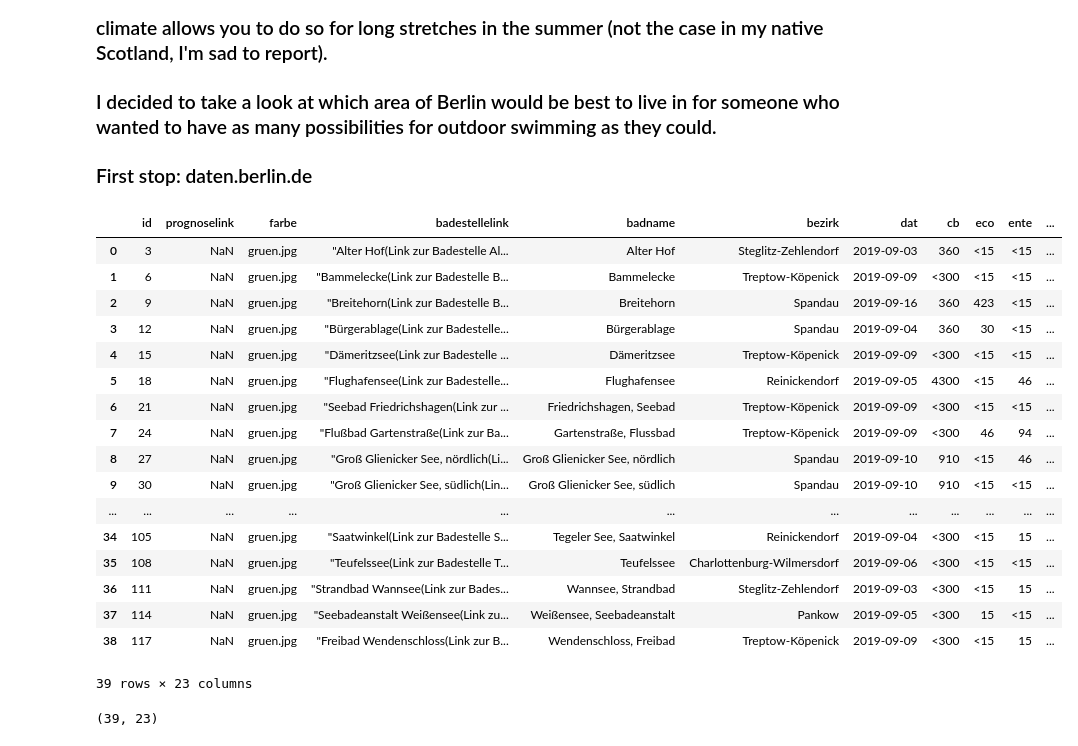
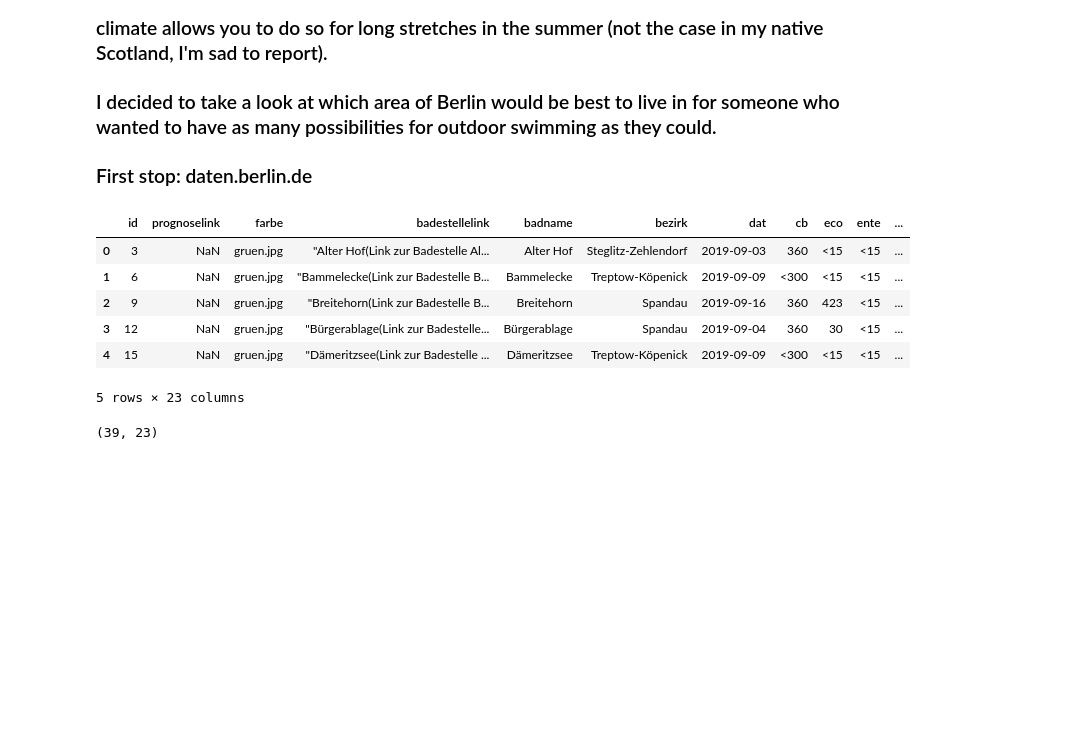
Before and after one commit to thecraigd/Badestellen, a Jupyter notebook: Badestellen.ipynb, the cells around one changed output. Saved outputs shown, nothing was run; the diff lists cells and outputs as text; code cells hidden in the pictures; blank space fills up the shorter version.

```diff
--- a/Badestellen.ipynb
+++ b/Badestellen.ipynb
@@ -9,33 +9,22 @@
 # %%
 # importing libraries
 import pandas as pd
 import numpy as np
 import matplotlib.pyplot as plt
 
 #import our list of official bathing spots - 'badestellen'
 bad = pd.read_csv('badestellen.csv', sep=';')
 
 #let's take a look at this DataFrame and see what we're dealing with...
-display(bad)
+display(bad.head())
 # %% [output]
 |  | id | prognoselink | farbe | badestellelink | badname | bezirk | dat | cb | eco | ente | ... |
 | 0 | 3 | NaN | gruen.jpg | "Alter Hof(Link zur Badestelle Al... | Alter Hof | Steglitz-Zehlendorf | 2019-09-03 | 360 | <15 | <15 | ... |
 | 1 | 6 | NaN | gruen.jpg | "Bammelecke(Link zur Badestelle B... | Bammelecke | Treptow-Köpenick | 2019-09-09 | <300 | <15 | <15 | ... |
 | 2 | 9 | NaN | gruen.jpg | "Breitehorn(Link zur Badestelle B... | Breitehorn | Spandau | 2019-09-16 | 360 | 423 | <15 | ... |
 | 3 | 12 | NaN | gruen.jpg | "Bürgerablage(Link zur Badestelle... | Bürgerablage | Spandau | 2019-09-04 | 360 | 30 | <15 | ... |
 | 4 | 15 | NaN | gruen.jpg | "Dämeritzsee(Link zur Badestelle ... | Dämeritzsee | Treptow-Köpenick | 2019-09-09 | <300 | <15 | <15 | ... |
-| 5 | 18 | NaN | gruen.jpg | "Flughafensee(Link zur Badestelle... | Flughafensee | Reinickendorf | 2019-09-05 | 4300 | <15 | 46 | ... |
-| 6 | 21 | NaN | gruen.jpg | "Seebad Friedrichshagen(Link zur ... | Friedrichshagen, Seebad | Treptow-Köpenick | 2019-09-09 | <300 | <15 | <15 | ... |
-| 7 | 24 | NaN | gruen.jpg | "Flußbad Gartenstraße(Link zur Ba... | Gartenstraße, Flussbad | Treptow-Köpenick | 2019-09-09 | <300 | 46 | 94 | ... |
-| 8 | 27 | NaN | gruen.jpg | "Groß Glienicker See, nördlich(Li... | Groß Glienicker See, nördlich | Spandau | 2019-09-10 | 910 | <15 | 46 | ... |
-| 9 | 30 | NaN | gruen.jpg | "Groß Glienicker See, südlich(Lin... | Groß Glienicker See, südlich | Spandau | 2019-09-10 | 910 | <15 | <15 | ... |
-| ... | ... | ... | ... | ... | ... | ... | ... | ... | ... | ... | ... |
-| 34 | 105 | NaN | gruen.jpg | "Saatwinkel(Link zur Badestelle S... | Tegeler See, Saatwinkel | Reinickendorf | 2019-09-04 | <300 | <15 | 15 | ... |
-| 35 | 108 | NaN | gruen.jpg | "Teufelssee(Link zur Badestelle T... | Teufelssee | Charlottenburg-Wilmersdorf | 2019-09-06 | <300 | <15 | <15 | ... |
-| 36 | 111 | NaN | gruen.jpg | "Strandbad Wannsee(Link zur Bades... | Wannsee, Strandbad | Steglitz-Zehlendorf | 2019-09-03 | <300 | <15 | 15 | ... |
-| 37 | 114 | NaN | gruen.jpg | "Seebadeanstalt Weißensee(Link zu... | Weißensee, Seebadeanstalt | Pankow | 2019-09-05 | <300 | 15 | <15 | ... |
-| 38 | 117 | NaN | gruen.jpg | "Freibad Wendenschloss(Link zur B... | Wendenschloss, Freibad | Treptow-Köpenick | 2019-09-09 | <300 | <15 | 15 | ... |
-39 rows × 23 columns
+5 rows × 23 columns
 # %%
 # How many rows and columns are we dealing with?
 bad.shape
```
Also changed, not shown: parts of 3 cells of this notebook.
